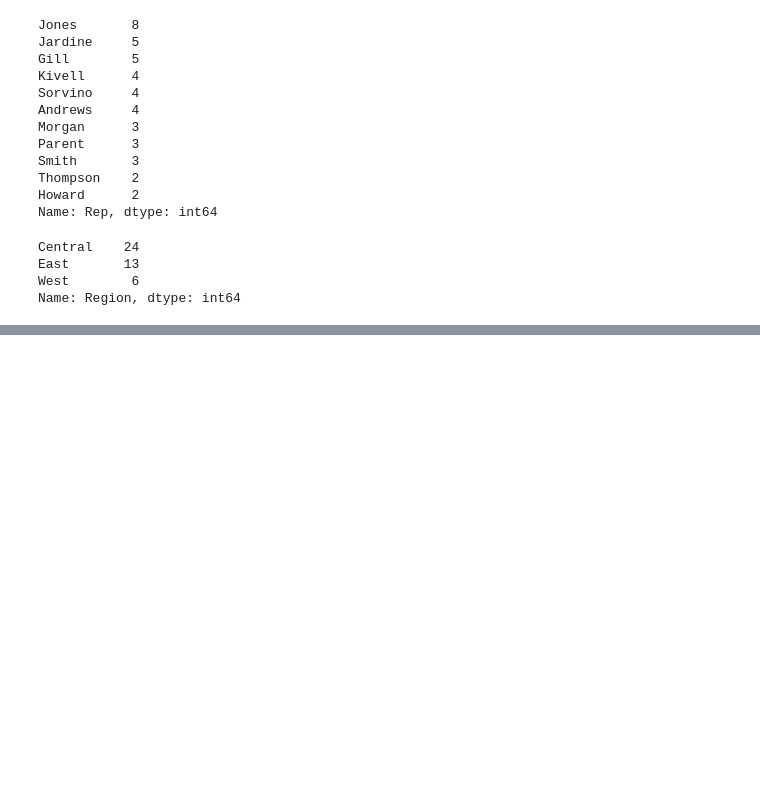
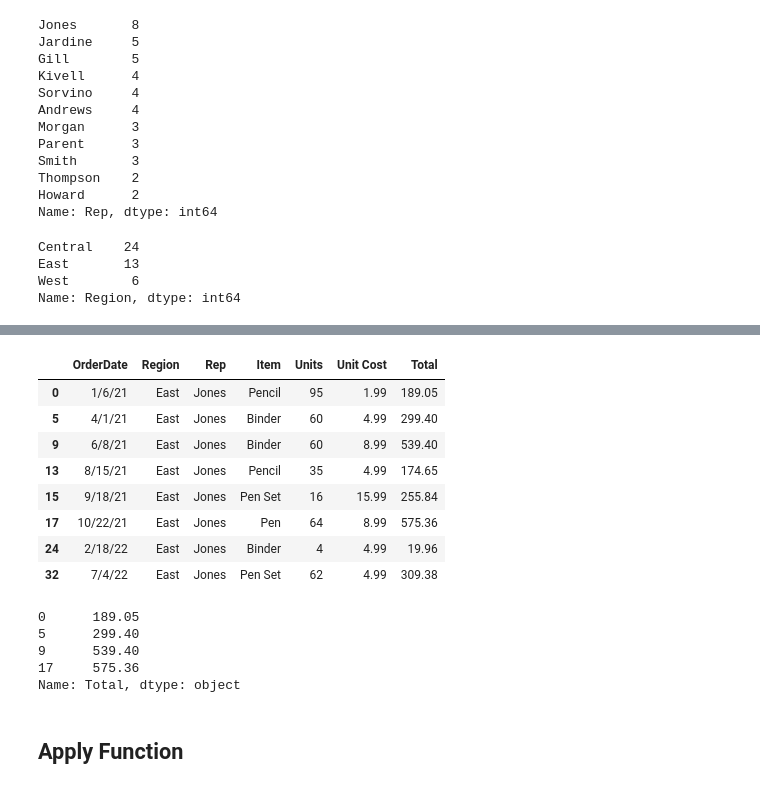
Before and after one commit to navi1910/Data-Science, a Jupyter notebook: Pandas/Operations with Pandas.ipynb, the cells around one changed output, grey strips where cells are left out. Drawn from its saved outputs; the diff is of its cells as text; code cells hidden in the pictures; blank space fills up the shorter version.

```diff
--- a/Pandas/Operations with Pandas.ipynb
+++ b/Pandas/Operations with Pandas.ipynb
@@ -191,0 +233,22 @@ Name: Region, dtype: int64
+# %%
+df[df['Rep'] == 'Jones']
+# %% [output]
+|  | OrderDate | Region | Rep | Item | Units | Unit Cost | Total |
+| 0 | 1/6/21 | East | Jones | Pencil | 95 | 1.99 | 189.05 |
+| 5 | 4/1/21 | East | Jones | Binder | 60 | 4.99 | 299.40 |
+| 9 | 6/8/21 | East | Jones | Binder | 60 | 8.99 | 539.40 |
+| 13 | 8/15/21 | East | Jones | Pencil | 35 | 4.99 | 174.65 |
+| 15 | 9/18/21 | East | Jones | Pen Set | 16 | 15.99 | 255.84 |
+| 17 | 10/22/21 | East | Jones | Pen | 64 | 8.99 | 575.36 |
+| 24 | 2/18/22 | East | Jones | Binder | 4 | 4.99 | 19.96 |
+| 32 | 7/4/22 | East | Jones | Pen Set | 62 | 4.99 | 309.38 |
+# %%
+df[(df['Rep'] == 'Jones') & (df['Units']>53)]['Total'].iloc[0:4]
+# %% [output]
+0      189.05
+5      299.40
+9      539.40
+17     575.36
+Name: Total, dtype: object
+# %% [markdown]
+## Apply Function
```
Also changed, not shown: parts of 15 cells of this notebook.
